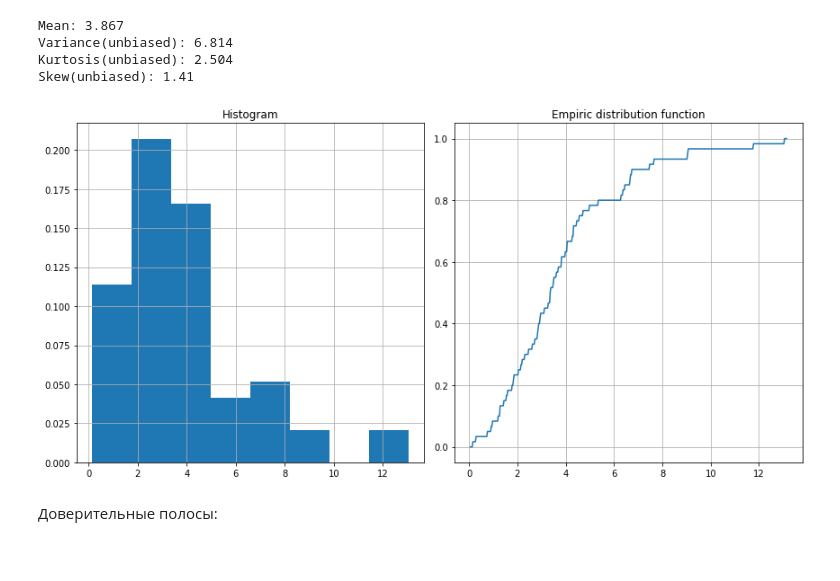
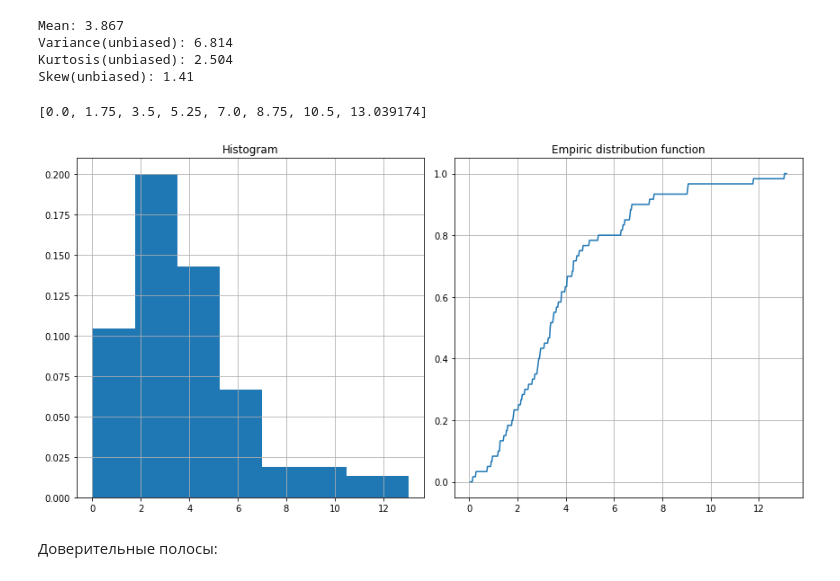
Before and after one commit to Dannikk/Multidimensional-Statistical-Analysys, a Jupyter notebook: lab_1_main.ipynb, the cells around one changed output. Saved outputs shown, nothing was run; the diff lists cells and outputs as text; code cells hidden in the pictures.

```diff
--- a/lab_1_main.ipynb
+++ b/lab_1_main.ipynb
@@ -29,32 +41,36 @@ Skew(unbiased): 1.41
 # %%
 def emp_cdf(x: np.ndarray, sample: np.ndarray):
     f_arr = []
     size = len(sample)
     for i in x:
         freq = (len(sample[sample < i])) / size
         f_arr.append(freq)
     return np.array(f_arr)
 
 def empiric_df(x: np.ndarray):
     return emp_cdf(x, numbers)
 
 left = min(numbers)-0.1
 right = max(numbers)+0.1
 x = np.linspace(left, right, 500)
 
 f, ax = plt.subplots(1, 2, figsize=(12, 6))
 
-ax[0].hist(numbers, density=True, bins=8)
+b = list(np.linspace(0, 10.5, 7))
+b.extend([max(numbers)])
+print(b)
+ax[0].hist(numbers, density=True, bins=b)
 ax[0].grid()
 ax[0].set_title('Histogram')
 
 ax[1].plot(x, empiric_df(x))
 ax[1].grid()
 ax[1].set_title('Empiric distribution function')
 
 f.tight_layout()
 # %% [output]
+[0.0, 1.75, 3.5, 5.25, 7.0, 8.75, 10.5, 13.039174]
-[figure, old version]
+[figure, new version]
 # %% [markdown]
 Доверительные полосы:
 # %%
```
Also changed, not shown: parts of 9 cells of this notebook, 1 other file.
